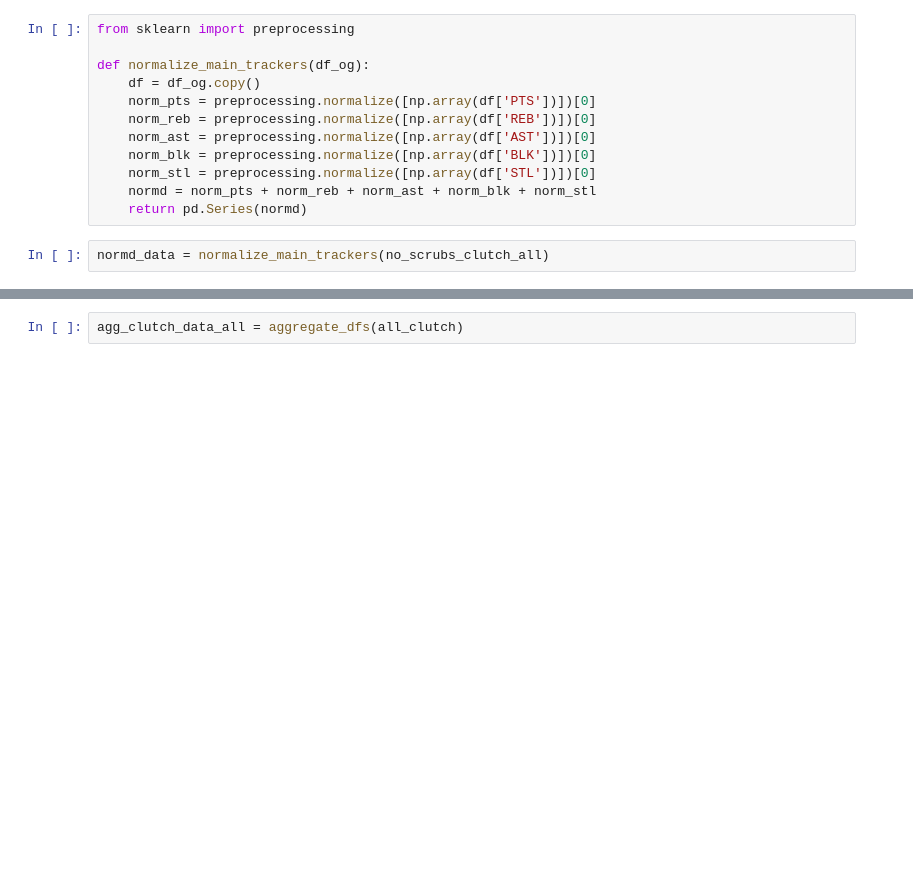
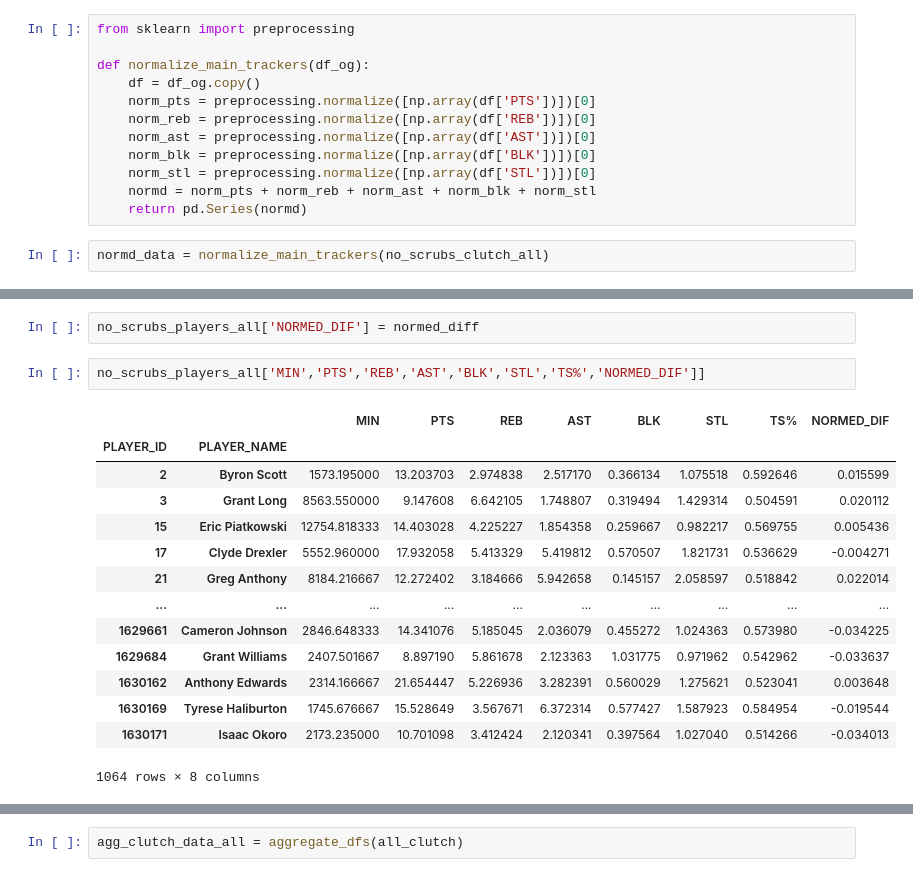
Before and after one commit to Tupacula/nba-clutch-analysis, a Jupyter notebook: cleaner_clutch.ipynb, the cells around one changed output, grey strips where cells are left out. Saved outputs shown, nothing was run; the diff lists cells and outputs as text; blank space fills up the shorter version.

```diff
--- a/cleaner_clutch.ipynb
+++ b/cleaner_clutch.ipynb
@@ -344,0 +357,19 @@ Name: PTS, Length: 1064, dtype: float64
+# %%
+no_scrubs_players_all['NORMED_DIF'] = normed_diff
+# %%
+no_scrubs_players_all['MIN','PTS','REB','AST','BLK','STL','TS%','NORMED_DIF']]
+# %% [output]
+|  |  | MIN | PTS | REB | AST | BLK | STL | TS% | NORMED_DIF |
+| PLAYER_ID | PLAYER_NAME |  |  |  |  |  |  |  |  |
+| 2 | Byron Scott | 1573.195000 | 13.203703 | 2.974838 | 2.517170 | 0.366134 | 1.075518 | 0.592646 | 0.015599 |
+| 3 | Grant Long | 8563.550000 | 9.147608 | 6.642105 | 1.748807 | 0.319494 | 1.429314 | 0.504591 | 0.020112 |
+| 15 | Eric Piatkowski | 12754.818333 | 14.403028 | 4.225227 | 1.854358 | 0.259667 | 0.982217 | 0.569755 | 0.005436 |
+| 17 | Clyde Drexler | 5552.960000 | 17.932058 | 5.413329 | 5.419812 | 0.570507 | 1.821731 | 0.536629 | -0.004271 |
+| 21 | Greg Anthony | 8184.216667 | 12.272402 | 3.184666 | 5.942658 | 0.145157 | 2.058597 | 0.518842 | 0.022014 |
+| ... | ... | ... | ... | ... | ... | ... | ... | ... | ... |
+| 1629661 | Cameron Johnson | 2846.648333 | 14.341076 | 5.185045 | 2.036079 | 0.455272 | 1.024363 | 0.573980 | -0.034225 |
+| 1629684 | Grant Williams | 2407.501667 | 8.897190 | 5.861678 | 2.123363 | 1.031775 | 0.971962 | 0.542962 | -0.033637 |
+| 1630162 | Anthony Edwards | 2314.166667 | 21.654447 | 5.226936 | 3.282391 | 0.560029 | 1.275621 | 0.523041 | 0.003648 |
+| 1630169 | Tyrese Haliburton | 1745.676667 | 15.528649 | 3.567671 | 6.372314 | 0.577427 | 1.587923 | 0.584954 | -0.019544 |
+| 1630171 | Isaac Okoro | 2173.235000 | 10.701098 | 3.412424 | 2.120341 | 0.397564 | 1.027040 | 0.514266 | -0.034013 |
+1064 rows × 8 columns
```
Also changed, not shown: parts of 48 cells of this notebook.
